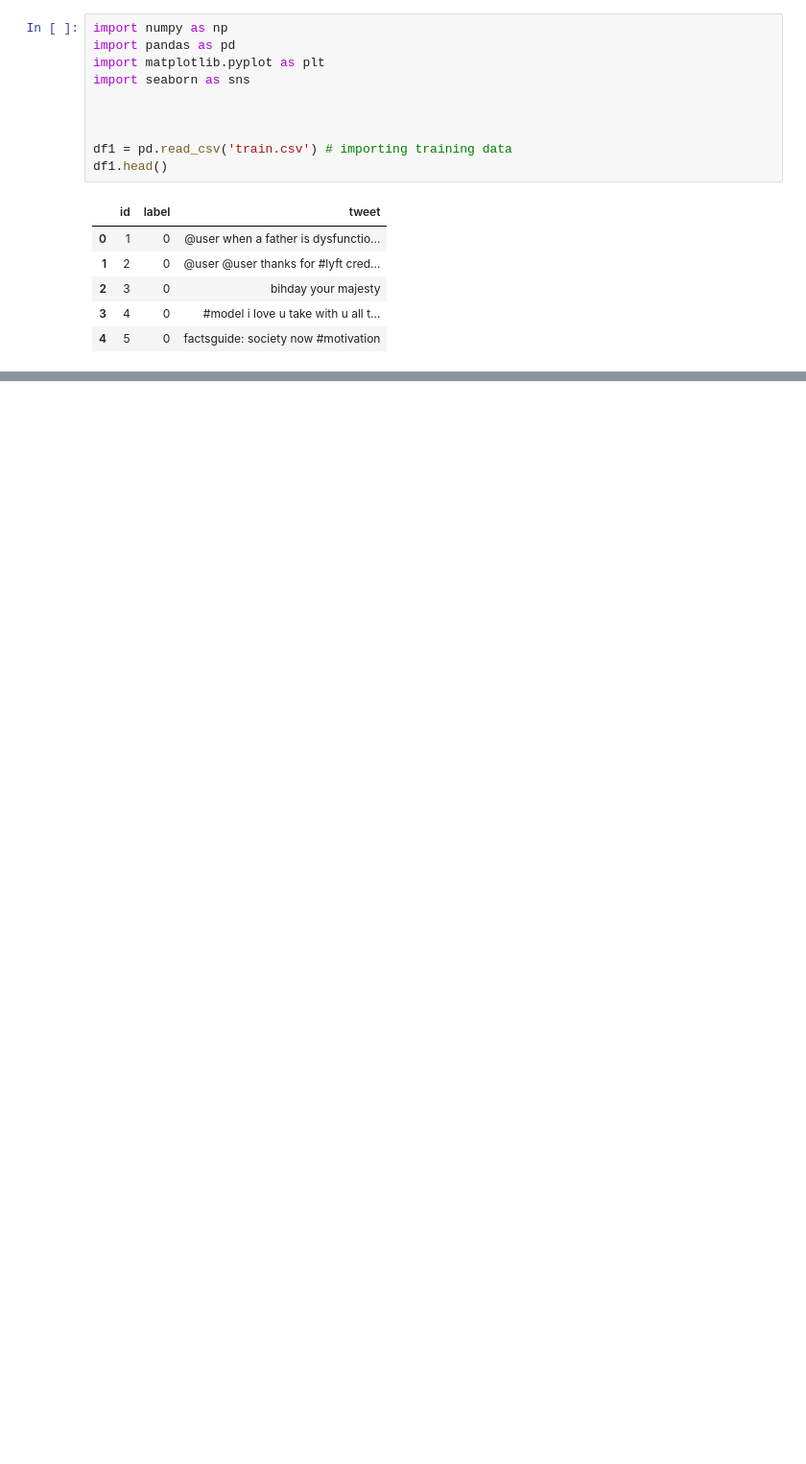
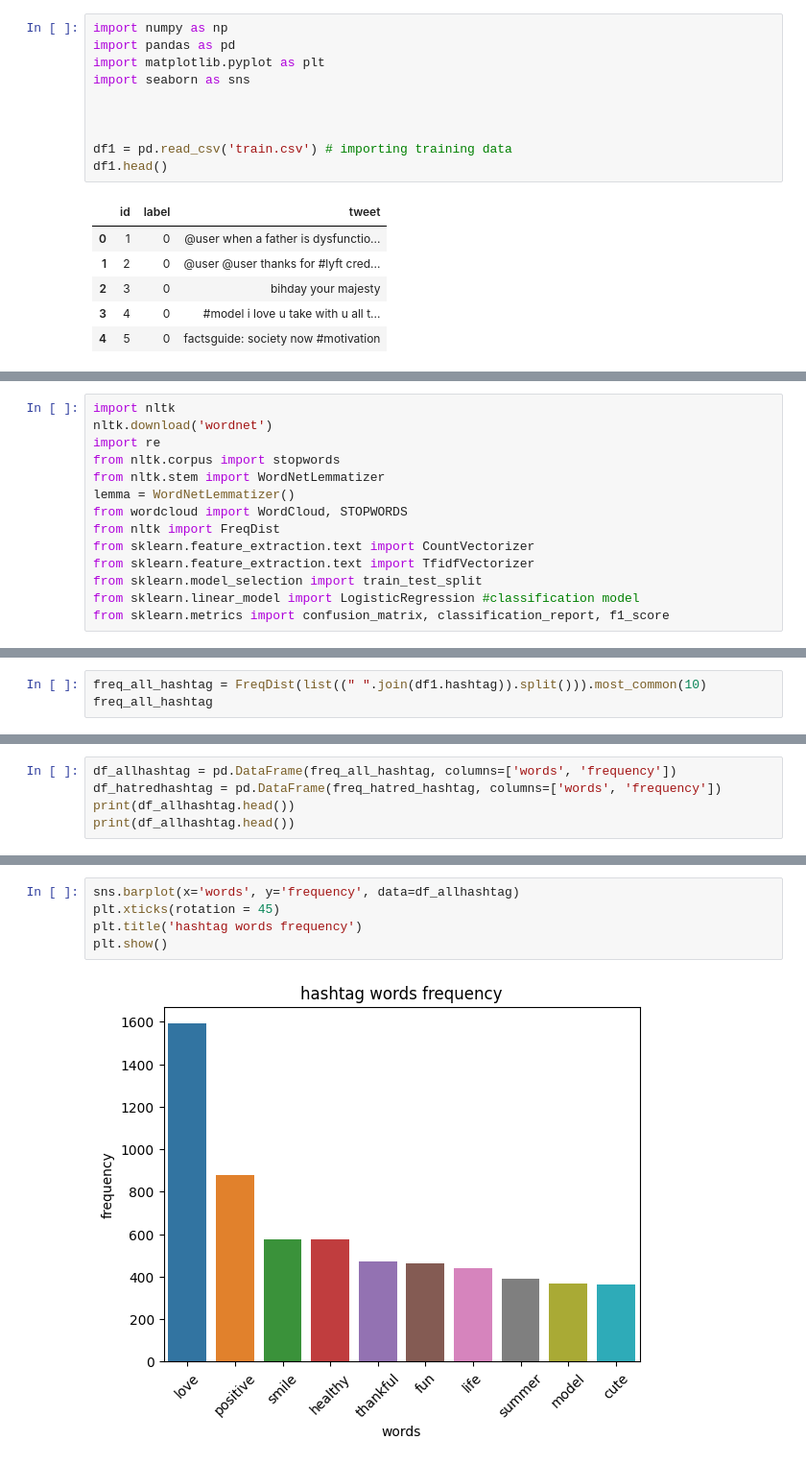
Before and after one commit to CodingBlood/TwitterHateSpeechClassification, a Jupyter notebook: DeepLearning.ipynb, the cells around one changed output, grey strips where cells are left out. Shown at 96% size. Saved outputs shown, nothing was run; the diff lists cells and outputs as text; blank space fills up the shorter version.

```diff
--- a/DeepLearning.ipynb
+++ b/DeepLearning.ipynb
@@ -17,0 +31,14 @@ df1.head()
+# %%
+import nltk
+nltk.download('wordnet')
+import re
+from nltk.corpus import stopwords
+from nltk.stem import WordNetLemmatizer
+lemma = WordNetLemmatizer()
+from wordcloud import WordCloud, STOPWORDS
+from nltk import FreqDist
+from sklearn.feature_extraction.text import CountVectorizer
+from sklearn.feature_extraction.text import TfidfVectorizer
+from sklearn.model_selection import train_test_split
+from sklearn.linear_model import LogisticRegression #classification model
+from sklearn.metrics import confusion_matrix, classification_report, f1_score
@@ -17,0 +95,3 @@ df1.head()
+# %%
+freq_all_hashtag = FreqDist(list((" ".join(df1.hashtag)).split())).most_common(10)
+freq_all_hashtag
@@ -17,0 +123,5 @@ df1.head()
+# %%
+df_allhashtag = pd.DataFrame(freq_all_hashtag, columns=['words', 'frequency'])
+df_hatredhashtag = pd.DataFrame(freq_hatred_hashtag, columns=['words', 'frequency'])
+print(df_allhashtag.head())
+print(df_allhashtag.head())
@@ -17,0 +141,7 @@ df1.head()
+# %%
+sns.barplot(x='words', y='frequency', data=df_allhashtag)
+plt.xticks(rotation = 45)
+plt.title('hashtag words frequency')
+plt.show()
+# %% [output]
+[figure, added]
```
Also changed, not shown: parts of 18 cells of this notebook, 3 other files.
